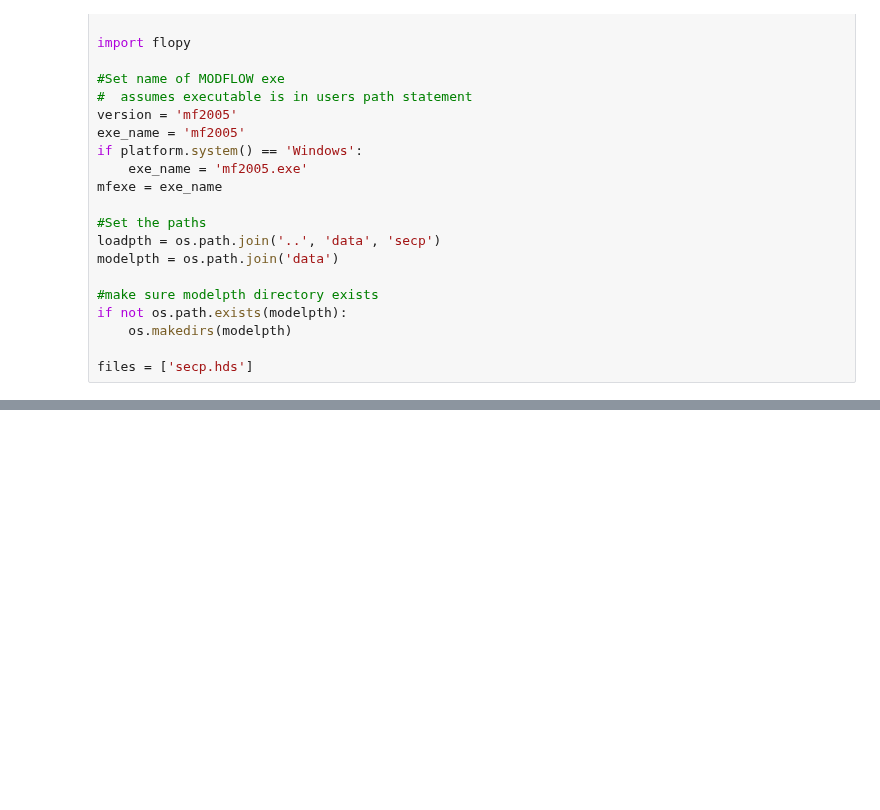
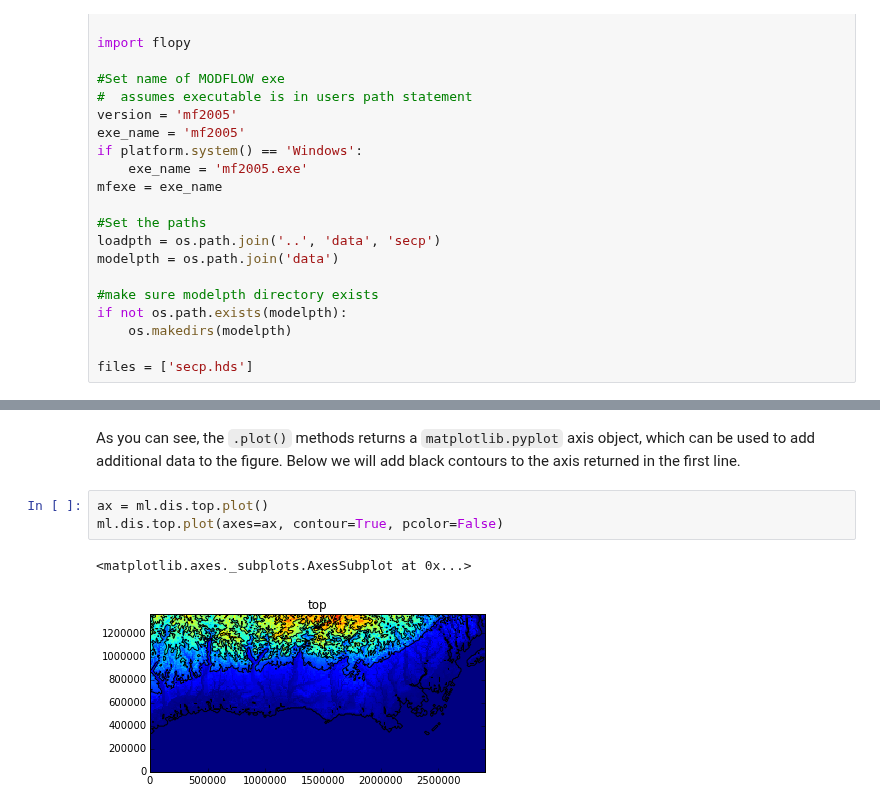
Before and after one commit to modflowpy/flopy, a Jupyter notebook: examples/Notebooks/flopy3_PlotArrayExample.ipynb, the cells around one changed output, grey strips where cells are left out. Drawn from its saved outputs; the diff is of its cells as text; blank space fills up the shorter version.

```diff
--- a/examples/Notebooks/flopy3_PlotArrayExample.ipynb
+++ b/examples/Notebooks/flopy3_PlotArrayExample.ipynb
@@ -59,0 +69,8 @@ Output file located: secp.hds
+# %% [markdown]
+As you can see, the `.plot()` methods returns a `matplotlib.pyplot` axis object, which can be used to add additional data to the figure. Below we will add black contours to the axis returned in the first line.
+# %%
+ax = ml.dis.top.plot()
+ml.dis.top.plot(axes=ax, contour=True, pcolor=False)
+# %% [output]
+<matplotlib.axes._subplots.AxesSubplot at 0x...>
+[figure, added]
```
Also changed, not shown: parts of 61 cells of this notebook, 5 other files.
